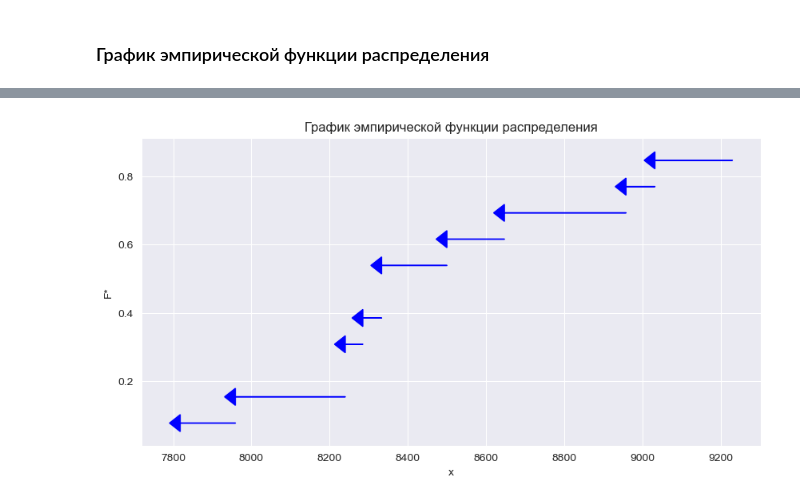
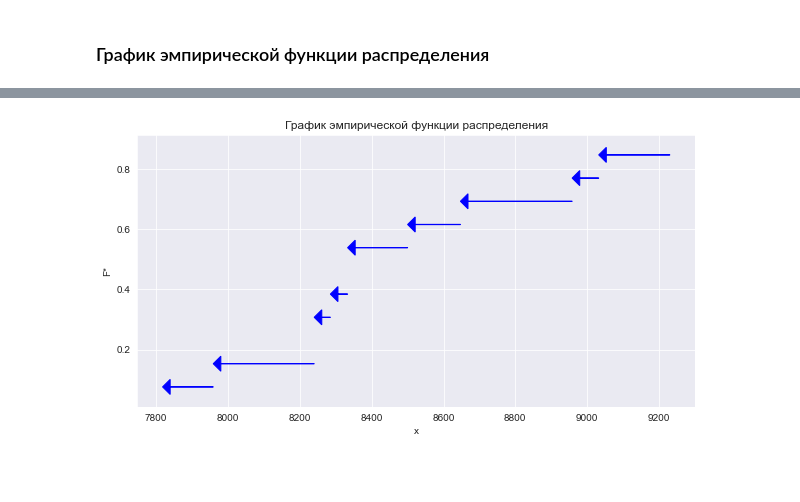
Before and after one commit to CosmDandy/Polytech-4-Sem-Statistics, a Jupyter notebook: Python/LB1/LB1_Test_1.ipynb, the cells around one changed output, grey strips where cells are left out. Cells and saved outputs as stored; diff of their text form; code cells hidden in the pictures; blank space fills up the shorter version.

```diff
--- a/Python/LB1/LB1_Test_1.ipynb
+++ b/Python/LB1/LB1_Test_1.ipynb
@@ -25,11 +28,12 @@ import seaborn as sns
 # %% [markdown]
 ### Данные
 # %%
-lb_author = 'Фамилия, Имя'
-lb_num = 1
-lb_variant = 59
-lb_exercise_num = 1
-print(f'Фамилия, Имя: {lb_author}\nНомер лабораторной работы: {lb_num}\nВариант лабораторной работы: {lb_variant}\nНомер задания лабораторной работы: {lb_exercise_num}')
+LB_NUM = 1
+LB_SURNAME = 'Фамилия'
+LB_NAME = "Имя"
+LB_VARIANT = 59
+LB_EXERCISE_NUM = 1
+print(f'Фамилия, Имя: {LB_SURNAME}, {LB_NAME}\nНомер лабораторной работы: {LB_NUM}\nВариант лабораторной работы: {LB_VARIANT}\nНомер задания лабораторной работы: {LB_EXERCISE_NUM}')
 # %% [output]
 Фамилия, Имя: Фамилия, Имя
 Номер лабораторной работы: 1
@@ -41,7 +45,7 @@ task['Описание к данным'][lb_variant - 1]
 # %% [output]
 'Показатели по ряду заводов отрасли за отчетный период по себестоимости единицы продукции (руб.)'
 # %%
-data = pd.Series(task['Данные'][lb_variant - 1])
+data = pd.Series(task['Данные'][LB_VARIANT - 1])
 print(data.tolist())
 # %% [output]
 [8240, 8958, 9230, 7818, 8333, 8500, 8647, 8285, 9032, 7959, 8240, 9230, 8333]
@@ -208,18 +189,20 @@ fig.show()
 # %%
-def plot_cdf_func(x, y, title, c):
+def plot_cdf_func(x, y, title):
     fig, ax = plt.subplots(figsize=(10, 5))
     min_y, max_y = min(y), max(y)
-    arrow_length = ((max_y - min_y) / len(y)) * c
+    arrow_length = ((max(x) - min(x)) / len(x)) * .15
     for idx in range(len(y) - 1):
         dx = x[idx] - x[idx + 1]
-        ax.arrow(x=x[idx + 1], y=y[idx], dx=dx, dy=0, color="blue", head_width=.05, head_length=arrow_length)
+        ax.arrow(x=x[idx + 1], y=y[idx], dx=dx, dy=0,
+                 color="blue", head_width=.05, head_length=arrow_length,
+                 length_includes_head=True)
     ax.set_title(title)
     ax.set_ylabel("F*")
     ax.set_xlabel("x")
     plt.plot()
 
 
-plot_cdf_func(unique, emp_func.iloc[0].tolist(), 'График эмпирической функции распределения', 300)
+plot_cdf_func(unique, emp_func.iloc[0].tolist(), 'График эмпирической функции распределения')
 # %% [output]
-[figure, old version]
+[figure, new version]
 # %%
```
Also changed, not shown: parts of 9 cells of this notebook, 2 other files.
